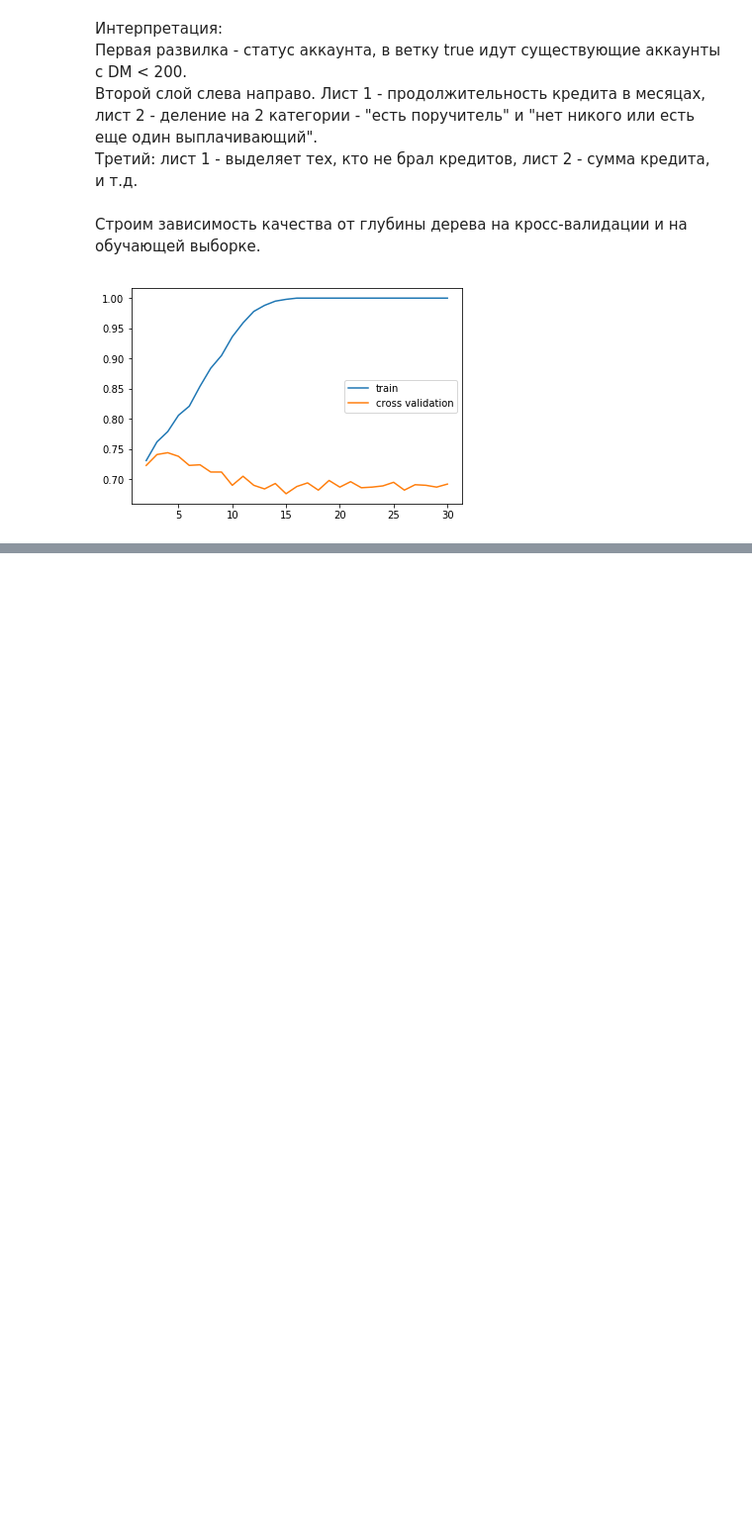
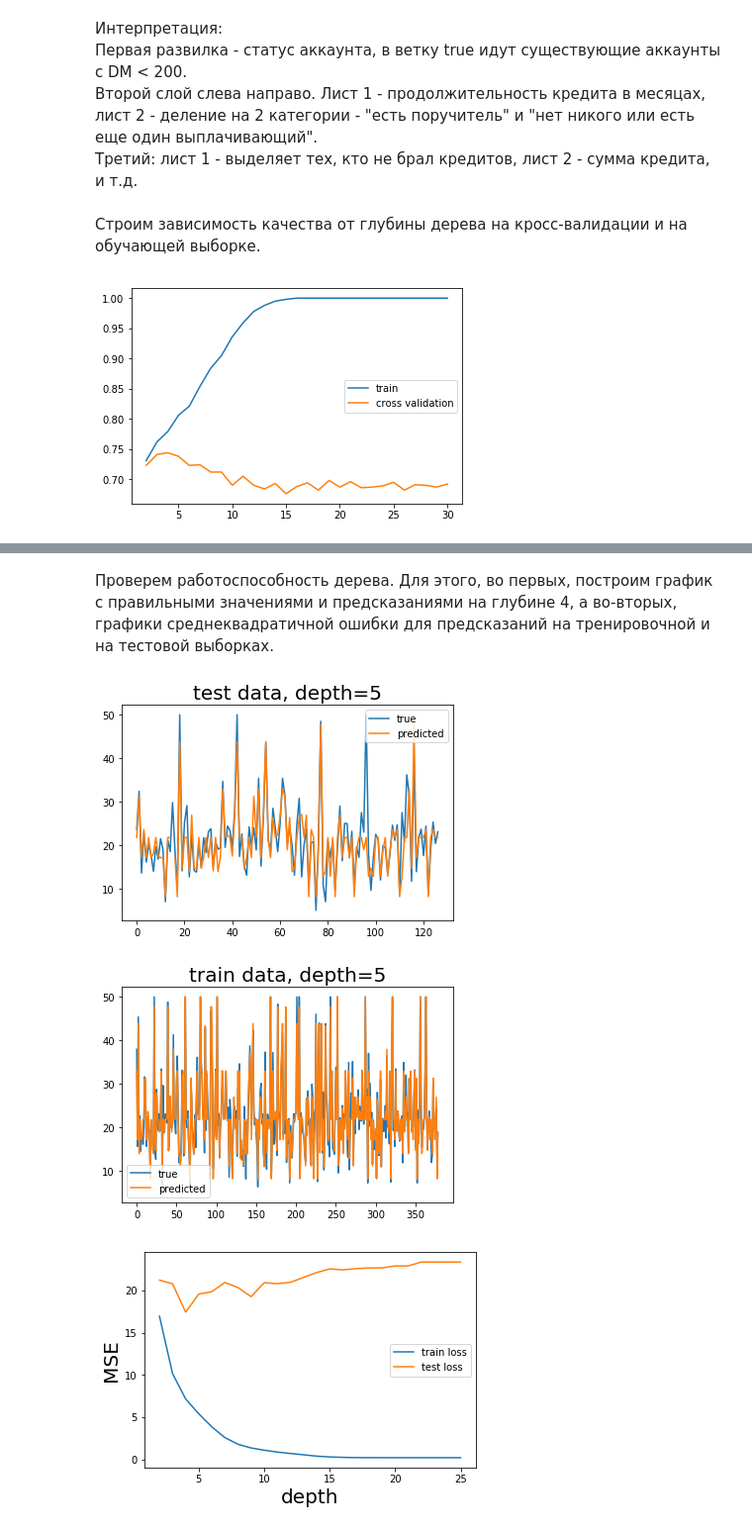
Before and after one commit to KaloshinPE/machinelearning_6sem, a Jupyter notebook: task2/report.ipynb, the cells around one changed output, grey strips where cells are left out. Shown: that part at 99% size. Cells and saved outputs as stored; diff of their text form; code cells hidden in the pictures; blank space fills up the shorter version.

```diff
--- a/task2/report.ipynb
+++ b/task2/report.ipynb
@@ -58,0 +64,3 @@ plt.show()
+# %%
+boston = load_boston()
+X_train, X_test, Y_train, Y_test = train_test_split(boston.data, boston.target, test_size=0.25, random_state=42)
@@ -58,0 +150,39 @@ plt.show()
+# %% [markdown]
+Проверем работоспособность дерева. Для этого, во первых, построим график с правильными значениями и предсказаниями на глубине 4, а во-вторых, графики среднеквадратичной ошибки для предсказаний на тренировочной и на тестовой выборках.
+# %%
+train_loss = []
+test_loss = []
+N = 25
+
+for i in range(N+1)[2:]:
+    model = tree(i)
+    model.fit(X_train, Y_train)
+    test_prediction =  model.predict(X_test)
+    train_prediction = model.predict(X_train)
+    if i == 5:
+        plt.plot(range(len(Y_test)), Y_test, label='true')
+        plt.plot(range(len(Y_test)), test_prediction, label='predicted')
+        plt.title("test data, depth=5", fontsize=20)
+        plt.legend()
+        plt.show()
+
+        plt.plot(range(len(Y_train)), Y_train, label='true')
+        plt.plot(range(len(Y_train)), train_prediction, label='predicted')
+        plt.title("train data, depth=5", fontsize=20)
+        plt.legend()
+        plt.show()
+    train_loss.append(
+        np.nanmean(map(lambda i: (train_prediction[i] - Y_train[i]) ** 2, range(len(Y_train)))))
+    test_loss.append(
+        np.nanmean(map(lambda i: (test_prediction[i] - Y_test[i]) ** 2, range(len(Y_test)))))
+
+plt.plot(range(N+1)[2:], train_loss, label='train loss')
+plt.plot(range(N+1)[2:], test_loss, label='test loss')
+plt.xlabel("depth", fontsize=20)
+plt.ylabel("MSE", fontsize=20)
+plt.legend()
+plt.show()
+# %% [output]
+[figure, added]
+[figure, added]
+[figure, added]
```
Also changed, not shown: parts of 6 cells of this notebook, 1 other file.
